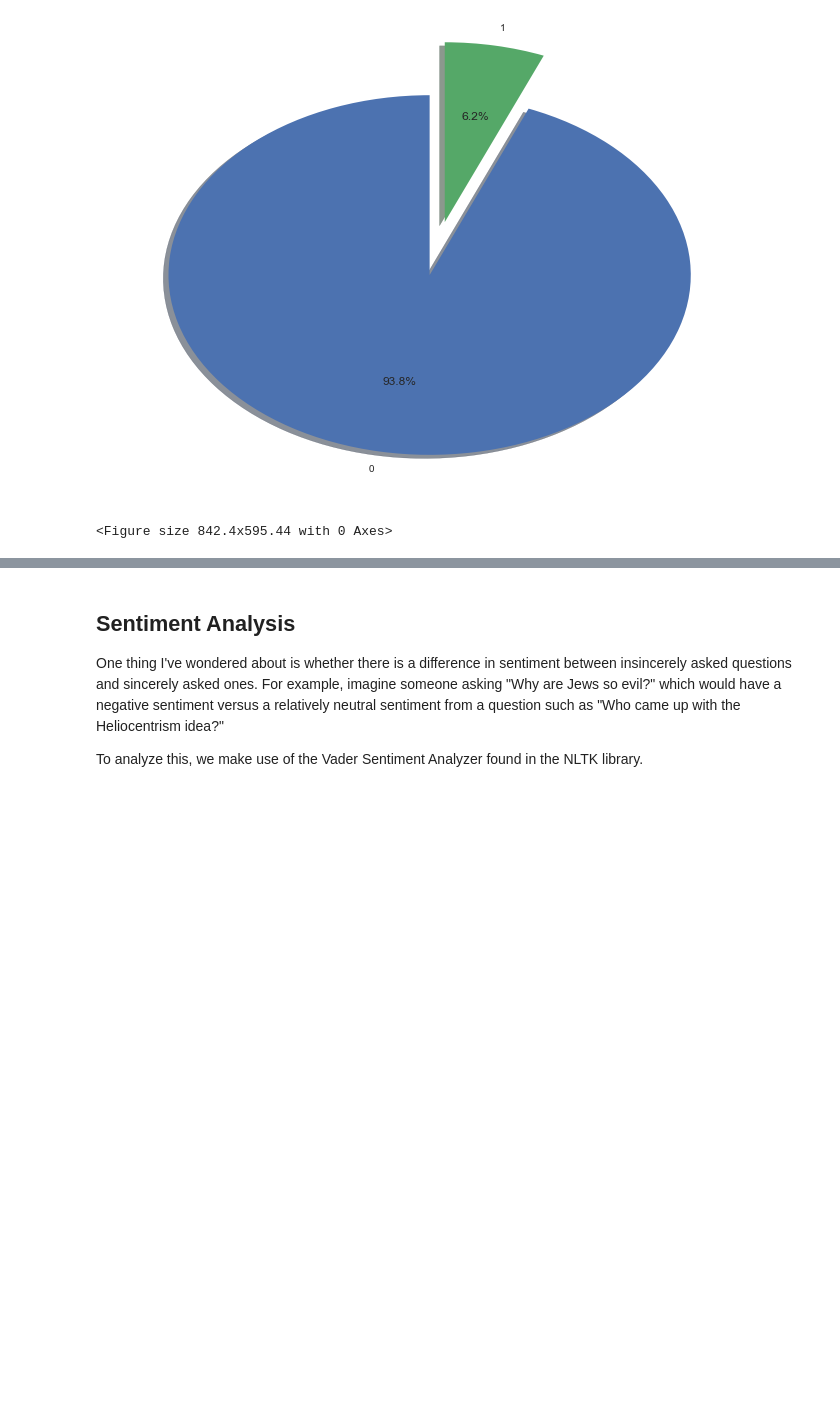
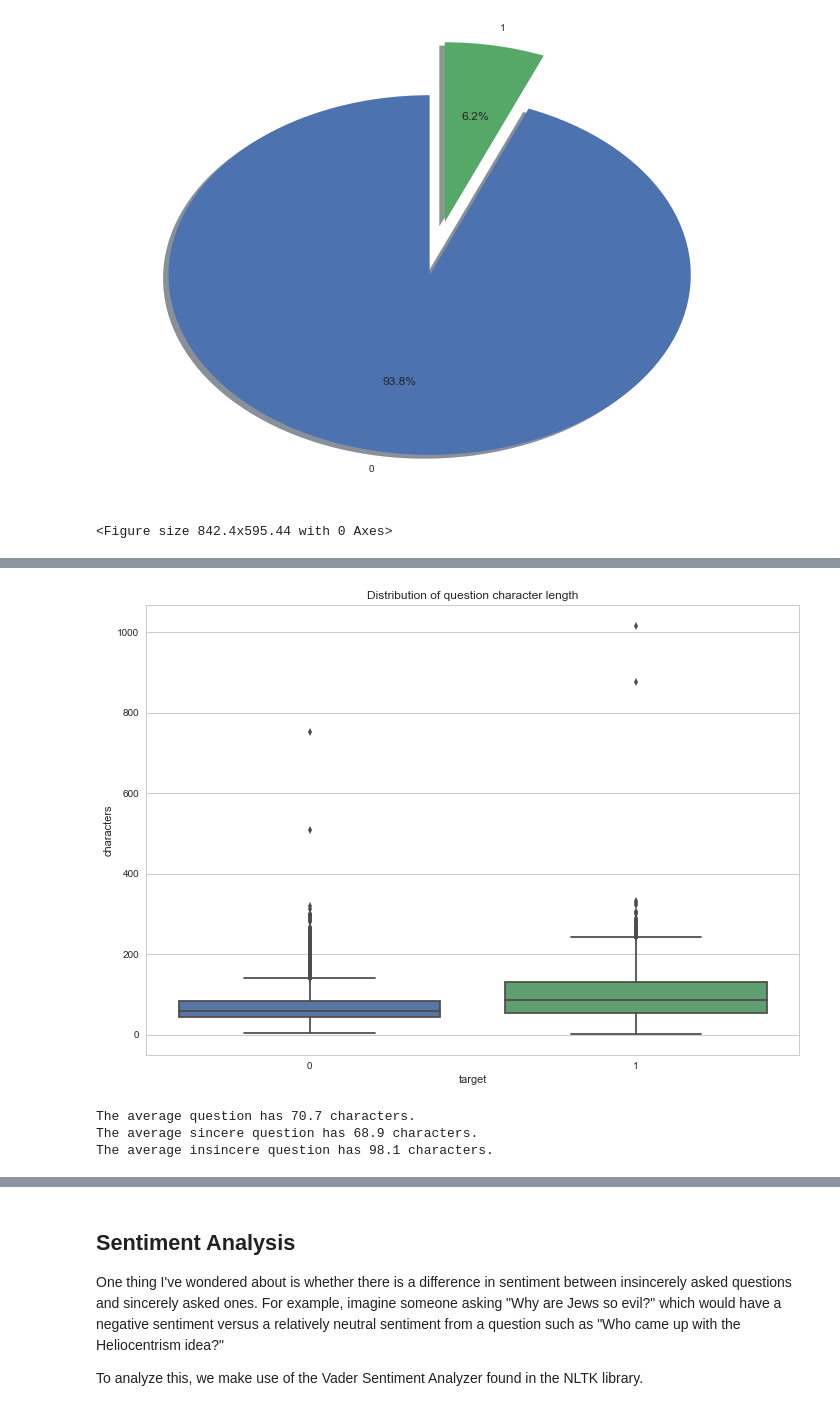
Before and after one commit to JonathanHung95/Quora-Insincere-Questions-Classification, a Jupyter notebook: Exploratory Data Analysis.ipynb, the cells around one changed output, grey strips where cells are left out. Drawn from its saved outputs; the diff is of its cells as text; code cells hidden in the pictures; blank space fills up the shorter version.

```diff
--- a/Exploratory Data Analysis.ipynb
+++ b/Exploratory Data Analysis.ipynb
@@ -104,0 +120,4 @@ Amusingly, if we took the test dataset and simply said everything was 0, we woul
+# %%
+# lengths of questions in characters
+train["characters"] = train["question_text"].str.len()
+train.head()
@@ -104,0 +131,17 @@ Amusingly, if we took the test dataset and simply said everything was 0, we woul
+# %%
+# graph the above
+ax = sns.boxplot(x = "target", y = "characters", data = train).set_title("Distribution of question character length")
+# %% [output]
+[figure, added]
+# %%
+# statements
+train_0 = train[train["target"] == 0]
+train_1 = train[train["target"] == 1]
+
+print("The average question has", round(sum(train["characters"])/len(train["characters"]), 1), "characters.")
+print("The average sincere question has", round(sum(train_0["characters"])/len(train_0["characters"]), 1), "characters.")
+print("The average insincere question has", round(sum(train_1["characters"])/len(train_1["characters"]), 1), "characters.")
+# %% [output]
+The average question has 70.7 characters.
+The average sincere question has 68.9 characters.
+The average insincere question has 98.1 characters.
```
Also changed, not shown: parts of 63 cells of this notebook.
